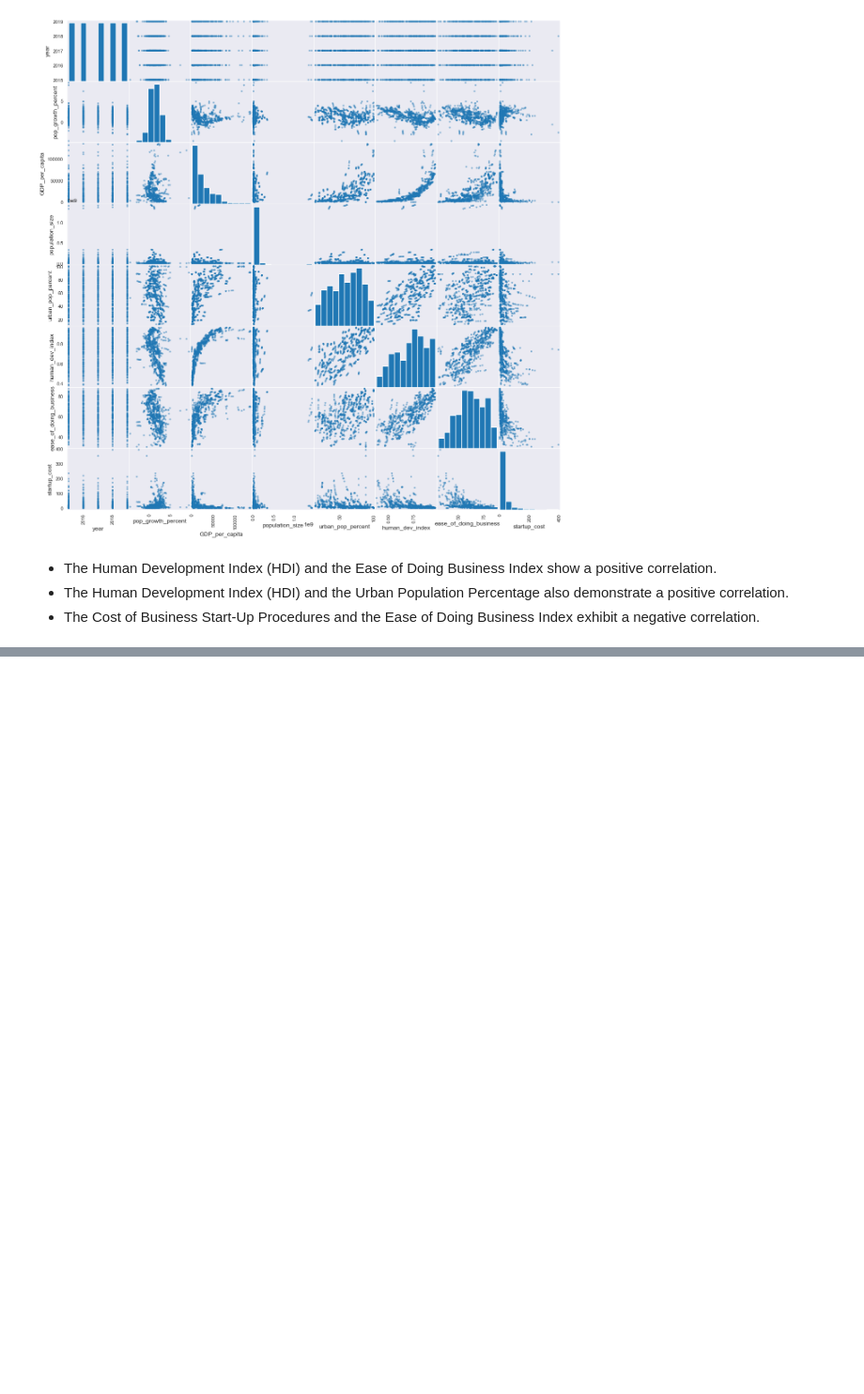
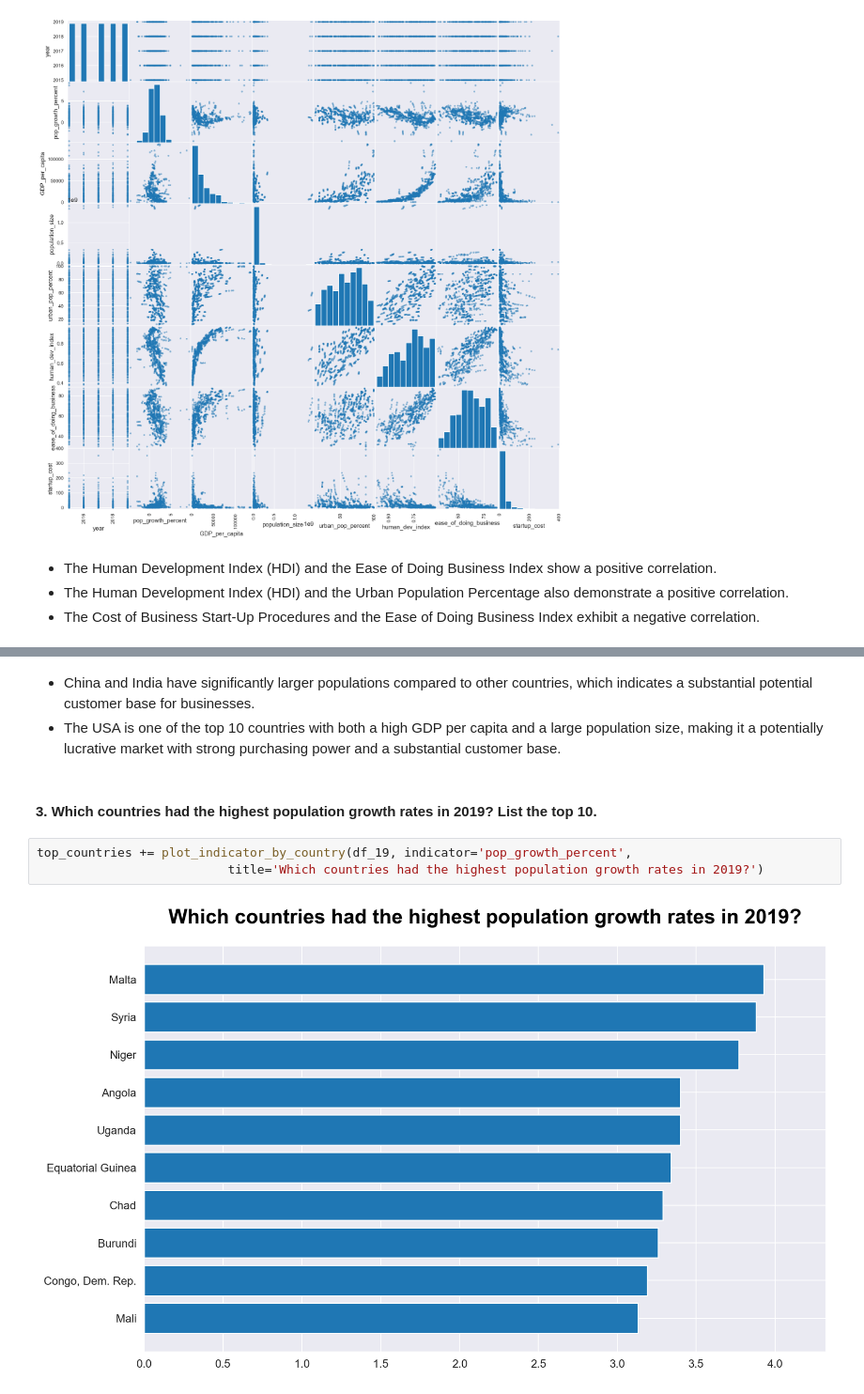
Before and after one commit to MohammadGhanaym/Data-Analysis-Projects, a Jupyter notebook: Top Countries for Middle-Class Markets/Top Countries for Middle-Class Markets.ipynb, the cells around one changed output, grey strips where cells are left out. Shown at 94% size. Drawn from its saved outputs; the diff is of its cells as text; blank space fills up the shorter version.

```diff
--- a/Top Countries for Middle-Class Markets/Top Countries for Middle-Class Markets.ipynb
+++ b/Top Countries for Middle-Class Markets/Top Countries for Middle-Class Markets.ipynb
@@ -510,0 +666,10 @@ plt.show()
+# %% [markdown]
+- China and India have significantly larger populations compared to other countries, which indicates a substantial potential customer base for businesses.
+- The USA is one of the top 10 countries with both a high GDP per capita and a large population size, making it a potentially lucrative market with strong purchasing power and a substantial customer base.
+# %% [markdown]
+#### 3. Which countries had the highest population growth rates in 2019? List the top 10.
+# %%
+top_countries += plot_indicator_by_country(df_19, indicator='pop_growth_percent',
+                          title='Which countries had the highest population growth rates in 2019?')
+# %% [output]
+[figure, added]
```
Also changed, not shown: parts of 33 cells of this notebook.
